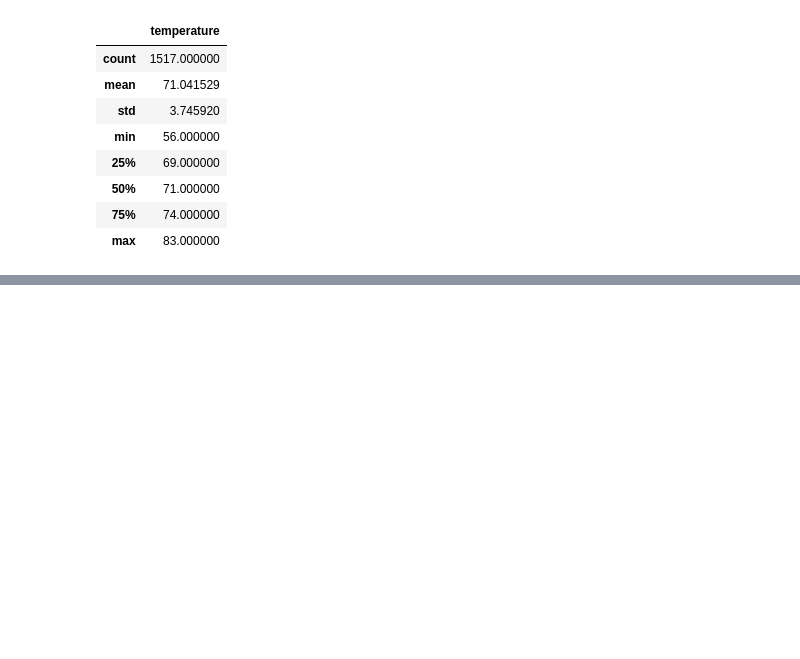
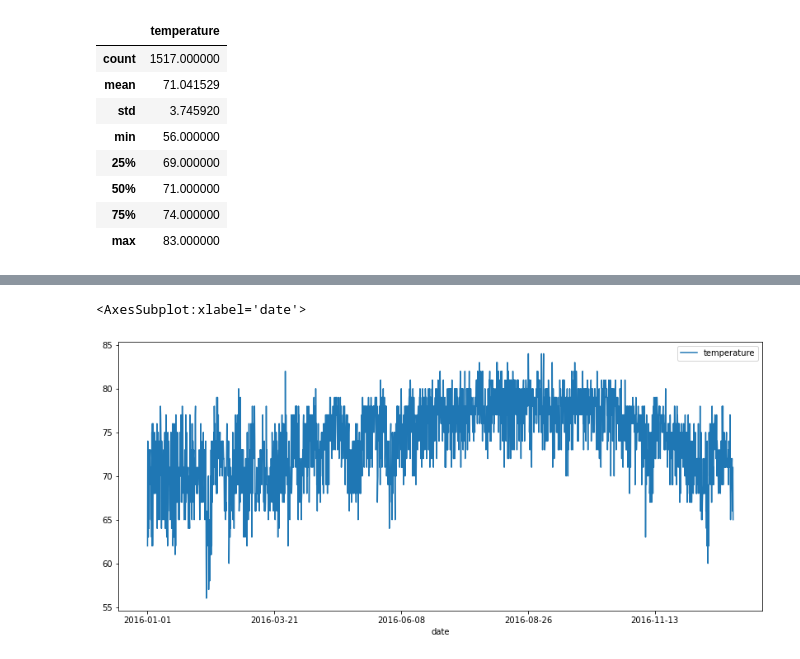
Before and after one commit to jquindiagan/surfs_up, a Jupyter notebook: SurfsUp_Challenge.ipynb, the cells around one changed output, grey strips where cells are left out. Saved outputs shown, nothing was run; the diff lists cells and outputs as text; code cells hidden in the pictures; blank space fills up the shorter version.

```diff
--- a/SurfsUp_Challenge.ipynb
+++ b/SurfsUp_Challenge.ipynb
@@ -106,3 +113,9 @@ df.describe()
 | 50% | 71.000000 |
 | 75% | 74.000000 |
 | max | 83.000000 |
+# %%
+# Additional queries for deliverable 3
+results = session.query(Measurement.date, Measurement.tobs).filter(extract('year',Measurement.date) == 2016).all()
+df = pd.DataFrame(results, columns=['date','temperature'])
+df.set_index(df['date'], inplace=True)
+df.head()
@@ -108,0 +130,6 @@ df.describe()
+# %%
+df = df.sort_index()
+df.plot(figsize=(14,6))
+# %% [output]
+<AxesSubplot:xlabel='date'>
+[figure, added]
```
Also changed, not shown: parts of 5 cells of this notebook, 4 other files.
